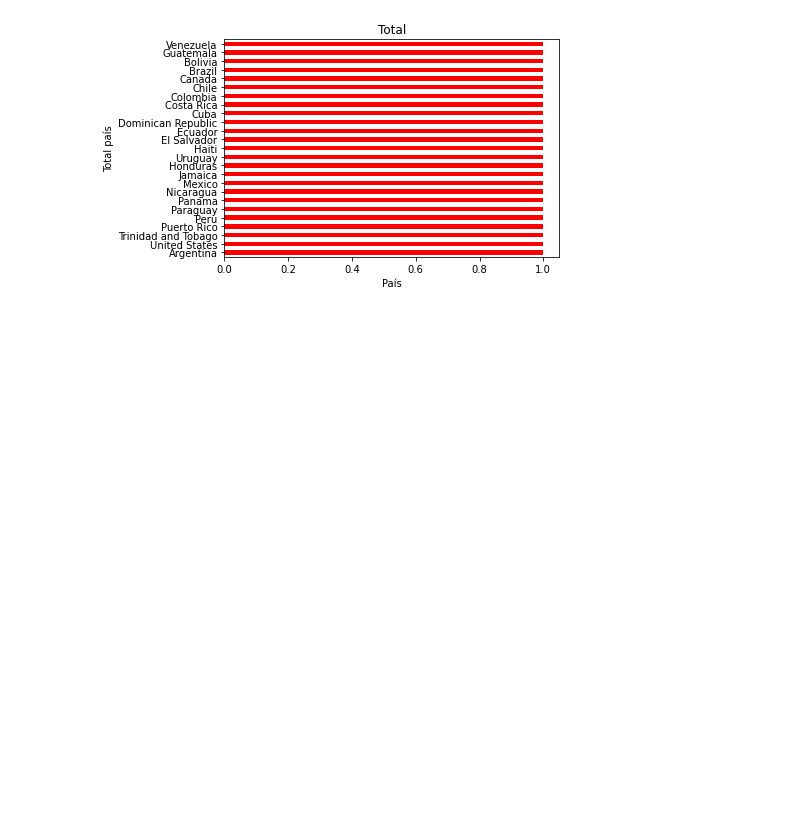
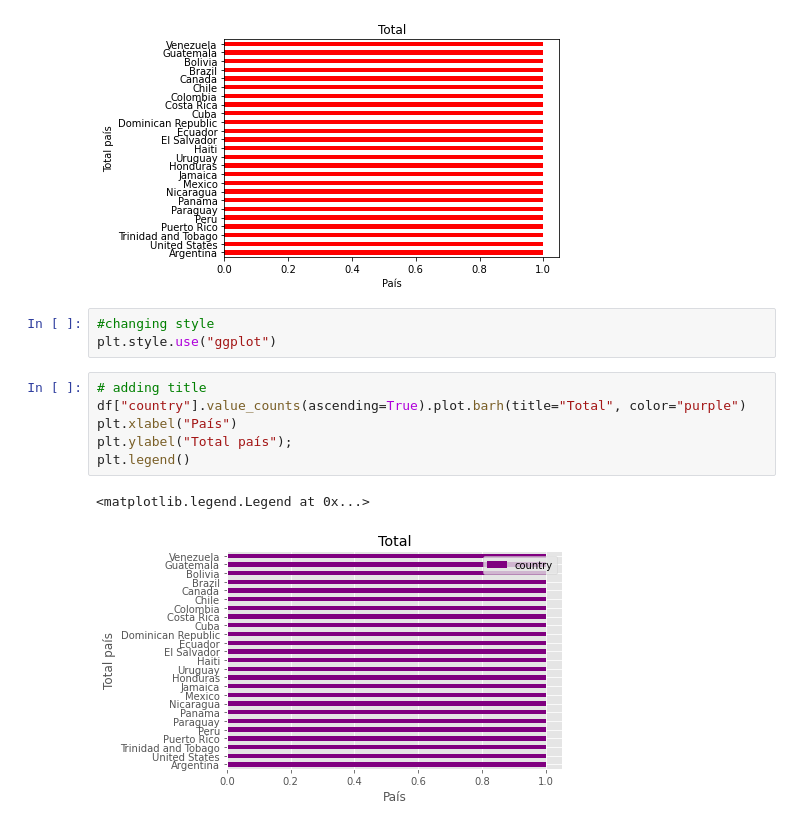
Before and after one commit to adrianodonisete/python-panda-data-science-basics, a Jupyter notebook: notebooks/Panda_Excel.ipynb, the cells around one changed output. Drawn from its saved outputs; the diff is of its cells as text; blank space fills up the shorter version.

```diff
--- a/notebooks/Panda_Excel.ipynb
+++ b/notebooks/Panda_Excel.ipynb
@@ -106,3 +106,15 @@ plt.xlabel("País")
 plt.ylabel("Total país");
 # %% [output]
 [figure]
+# %%
+#changing style
+plt.style.use("ggplot")
+# %%
+# adding title
+df["country"].value_counts(ascending=True).plot.barh(title="Total", color="purple")
+plt.xlabel("País")
+plt.ylabel("Total país");
+plt.legend()
+# %% [output]
+<matplotlib.legend.Legend at 0x...>
+[figure, added]
```
Also changed, not shown: parts of 2 cells of this notebook, 5 other files.
